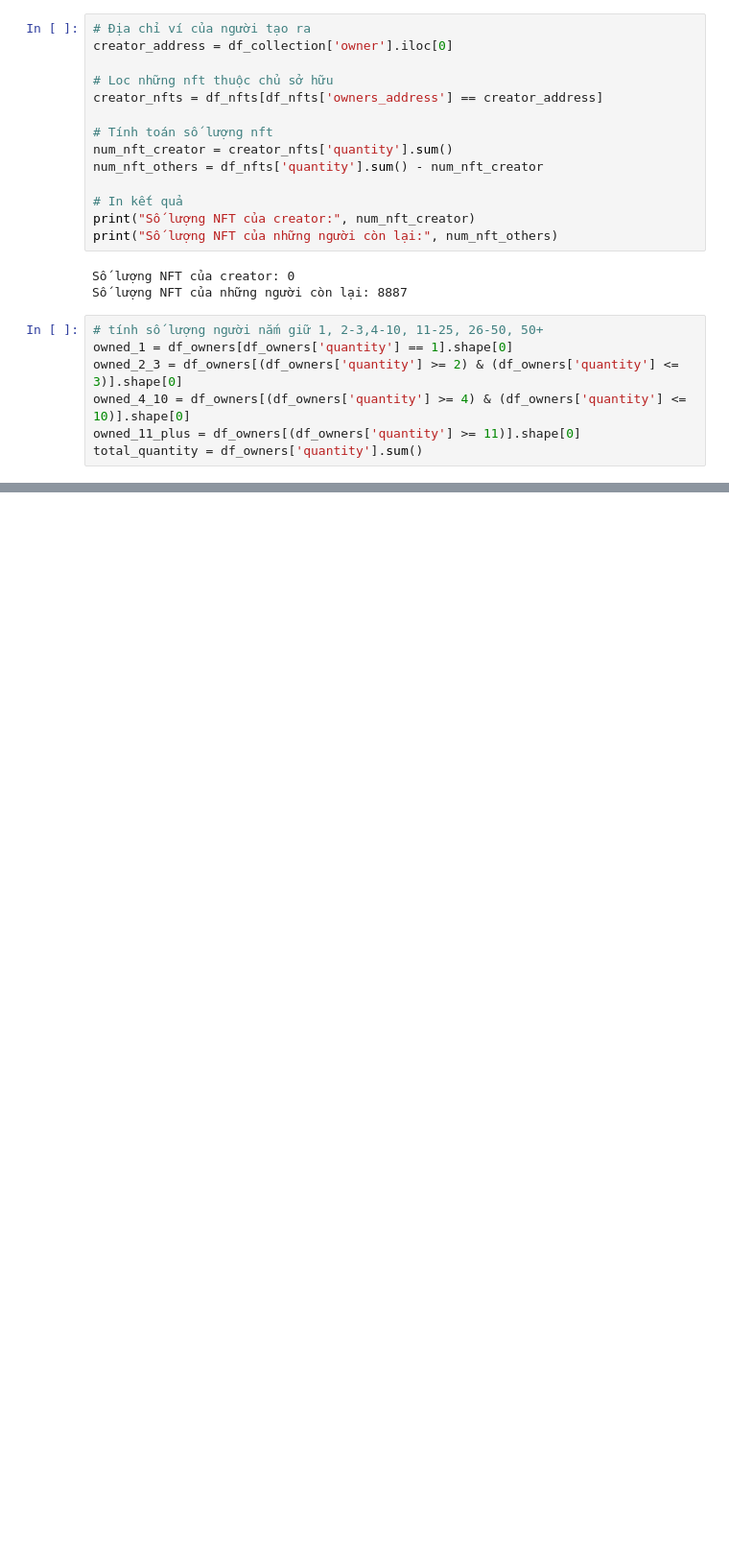
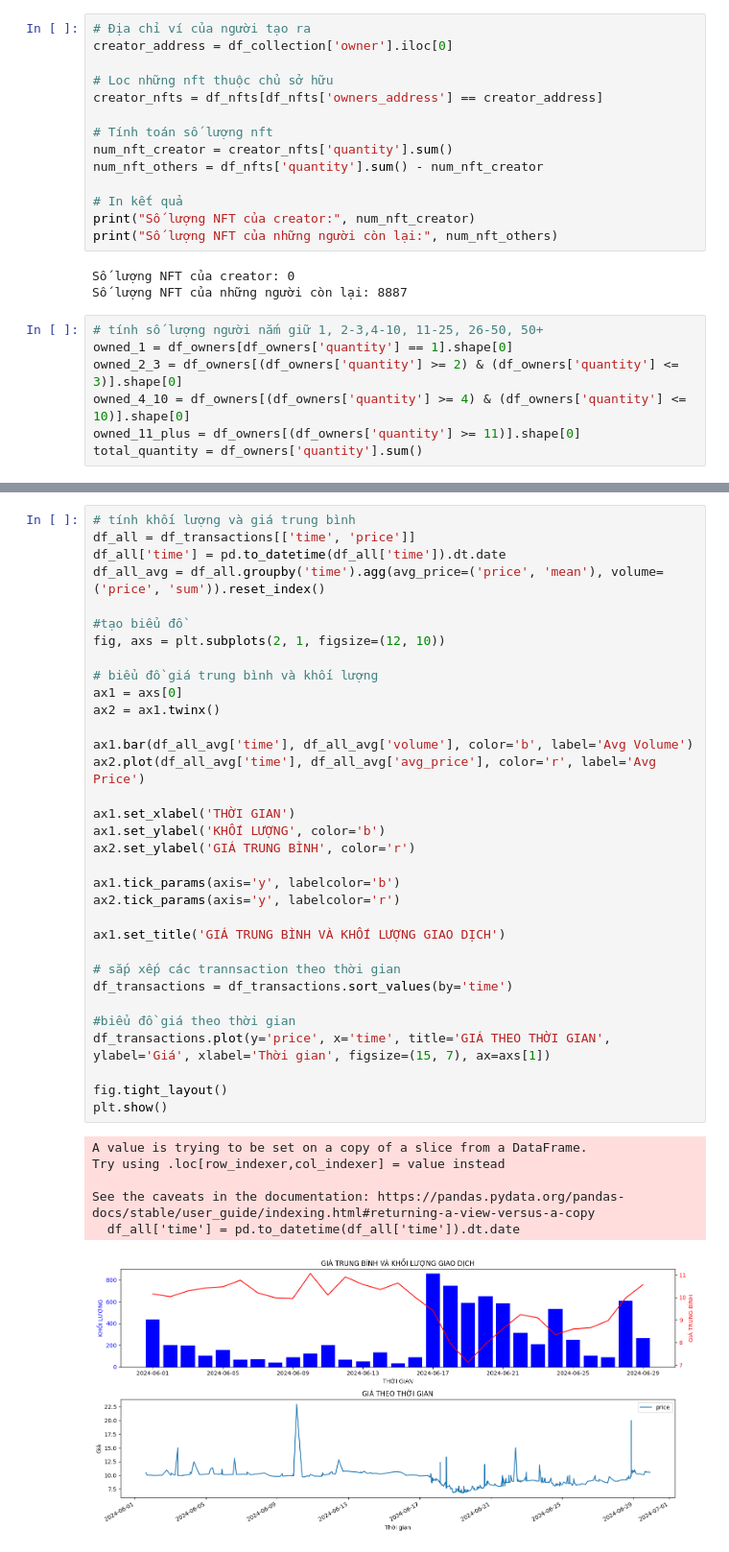
Before and after one commit to kanhnguyxn/DA, a Jupyter notebook: truquan/phantich.ipynb, the cells around one changed output, grey strips where cells are left out. Shown: that part at 96% size. Cells and saved outputs as stored; diff of their text form; blank space fills up the shorter version.

```diff
--- a/truquan/phantich.ipynb
+++ b/truquan/phantich.ipynb
@@ -182,0 +256,40 @@ df_transactions.plot(y='price', x='time', title='Giá theo thời gian', ylabel=
+# %%
+# tính khối lượng và giá trung bình
+df_all = df_transactions[['time', 'price']]
+df_all['time'] = pd.to_datetime(df_all['time']).dt.date
+df_all_avg = df_all.groupby('time').agg(avg_price=('price', 'mean'), volume=('price', 'sum')).reset_index()
+
+#tạo biểu đồ
+fig, axs = plt.subplots(2, 1, figsize=(12, 10))
+
+# biểu đồ giá trung bình và khối lượng
+ax1 = axs[0]
+ax2 = ax1.twinx()
+
+ax1.bar(df_all_avg['time'], df_all_avg['volume'], color='b', label='Avg Volume')
+ax2.plot(df_all_avg['time'], df_all_avg['avg_price'], color='r', label='Avg Price')
+
+ax1.set_xlabel('THỜI GIAN')
+ax1.set_ylabel('KHỐI LƯỢNG', color='b')
+ax2.set_ylabel('GIÁ TRUNG BÌNH', color='r')
+
+ax1.tick_params(axis='y', labelcolor='b')
+ax2.tick_params(axis='y', labelcolor='r')
+
+ax1.set_title('GIÁ TRUNG BÌNH VÀ KHỐI LƯỢNG GIAO DỊCH')
+
+# sắp xếp các trannsaction theo thời gian
+df_transactions = df_transactions.sort_values(by='time')
+
+#biểu đồ giá theo thời gian
+df_transactions.plot(y='price', x='time', title='GIÁ THEO THỜI GIAN', ylabel='Giá', xlabel='Thời gian', figsize=(15, 7), ax=axs[1])
+
+fig.tight_layout()
+plt.show()
+# %% [output]
+A value is trying to be set on a copy of a slice from a DataFrame.
+Try using .loc[row_indexer,col_indexer] = value instead
+
+See the caveats in the documentation: https://pandas.pydata.org/pandas-docs/stable/user_guide/indexing.html#returning-a-view-versus-a-copy
+  df_all['time'] = pd.to_datetime(df_all['time']).dt.date
+[figure, added]
```
Also changed, not shown: parts of 10 cells of this notebook.
